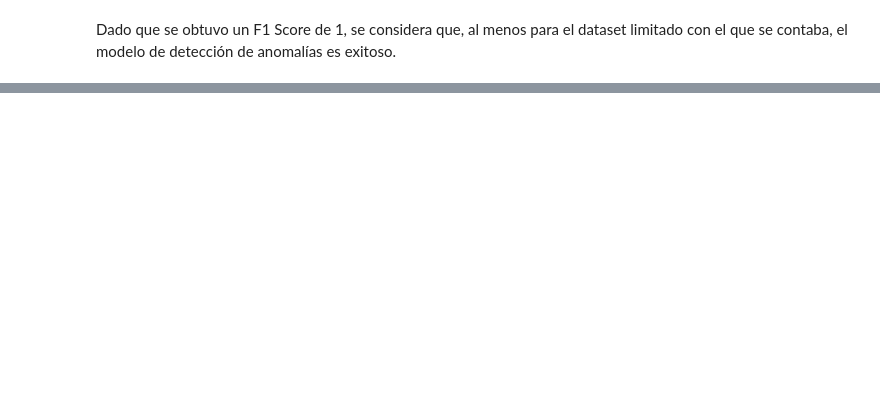
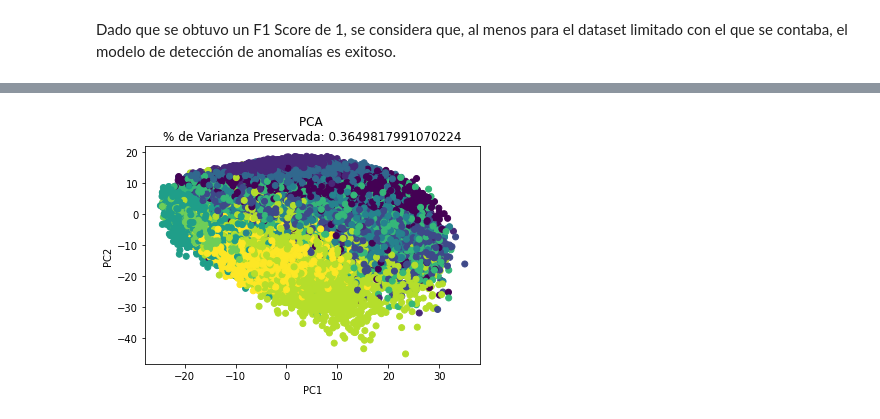
Before and after one commit to eddysanoli-galileo/Statistical-Learning-II, a Jupyter notebook: Tareas/Práctica 2/Práctica 2 - Anomalías y Reducción Dims.ipynb, the cells around one changed output, grey strips where cells are left out. Drawn from its saved outputs; the diff is of its cells as text; code cells hidden in the pictures; blank space fills up the shorter version.

```diff
--- a/Tareas/Práctica 2/Práctica 2 - Anomalías y Reducción Dims.ipynb
+++ b/Tareas/Práctica 2/Práctica 2 - Anomalías y Reducción Dims.ipynb
@@ -460,16 +141,0 @@ Usar GMM y simular 100 observaciones para estimar (estimación de Monte Carlo),
-# %%
-# Se generan las muestras aleatorias a partir de las distribuciones creadas
-# durante el entrenamiento del modelo
-observaciones = model.sample(n_samples=100)
-observaciones = observaciones[0]
-
-# Función de estatura dividido edad
-def f(edad, estatura):
-    return(estatura / edad)
-
-# Se calcula el valor de la función para las observaciones y luego
-# se obtiene la media de los valores generados
-val_esperado = np.mean(f(observaciones[:,0], observaciones[:,1]))
-
-# Se imprime el valor esperado
-print("Valor Esperado:", val_esperado)
@@ -477,0 +150,40 @@ Valor Esperado: 17.42955137669631
+# %%
+# Se carga el dataset
+from keras.datasets import fashion_mnist
+(trainX, trainY), (testX, testY) = fashion_mnist.load_data()
+
+# Se aplanan las features de entrenamiento
+trainX = np.reshape(trainX, (-1, trainX.shape[1] * trainX.shape[2]))
+
+# Se normalizan / escalan los datos
+trainX_norm = (trainX - np.mean(trainX, axis = 0)) / np.std(trainX, axis = 0)
+
+# Se calcula la matriz de covarianza
+cov_matrix = np.cov(trainX_norm.T)
+
+# Se calculan los eigenvectores y eigenvalores
+eig_val, eig_vec = np.linalg.eig(cov_matrix)
+
+# Se calcula el porcentaje de varianza preservada para cada PC
+var_preservada = []
+for i in range(len(eig_val)):
+    var_preservada.append(eig_val[i] / np.sum(eig_val))
+
+# Parece que los dos primeros componentes preservan la mayor cantidad de varianza
+# Se proyectan los datos hacia los primeros dos componentes
+pc1 = trainX_norm.dot(eig_vec.T[0])
+pc2 = trainX_norm.dot(eig_vec.T[1])
+
+# Se juntan los dos componentes principales en un solo array
+pc1 = np.reshape(pc1, (-1, 1))
+pc2 = np.reshape(pc2, (-1, 1))
+trainX_pca = np.hstack((pc1, pc2))
+
+# Se visualiza la reducción
+plt.scatter(pc1, pc2, c=trainY, cmap = "viridis")
+plt.title(f"PCA \n% de Varianza Preservada: {np.sum(var_preservada[0:2])}")
+plt.xlabel("PC1")
+plt.ylabel("PC2")
+plt.show()
+# %% [output]
+[figure, added]
```
Also changed, not shown: parts of 30 cells of this notebook, 1 other file.
